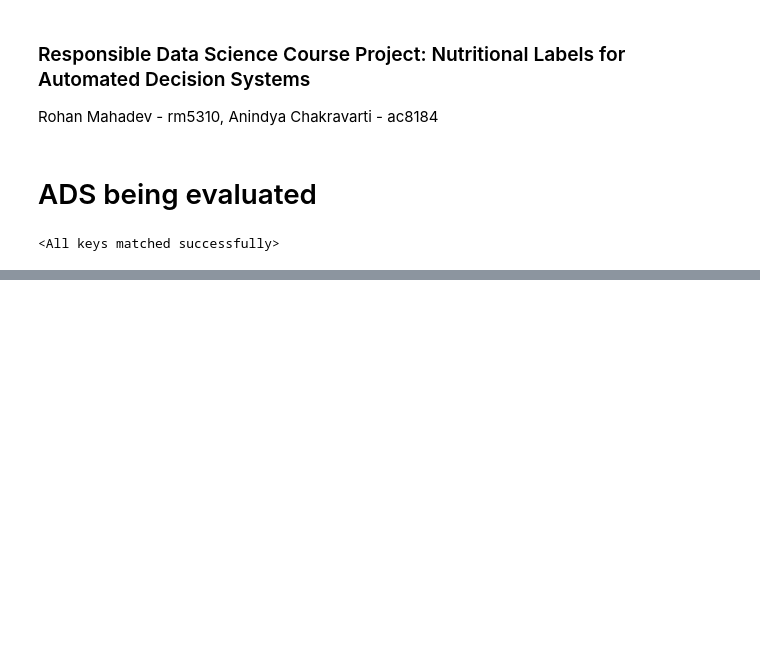
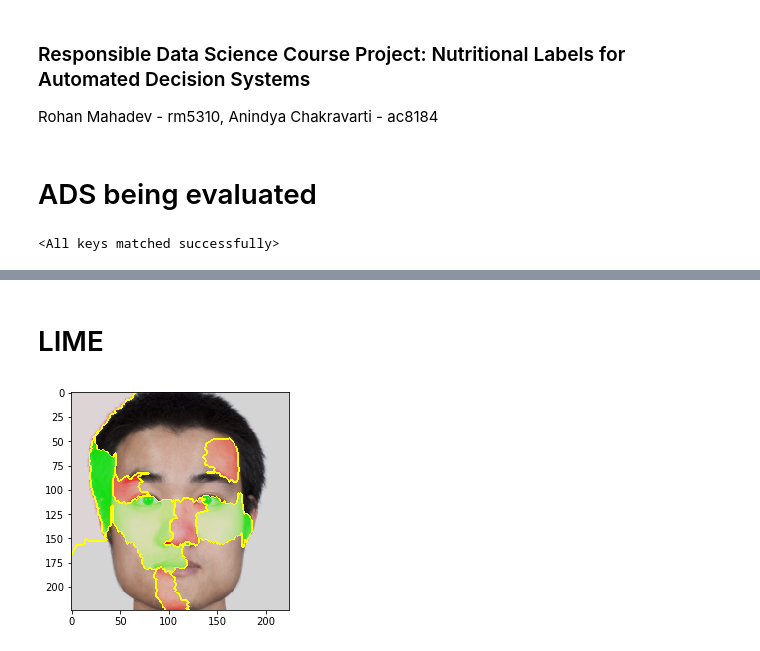
Before and after one commit to anindya/Image-Inclusiveness, a Jupyter notebook: RDS_Project.ipynb, the cells around one changed output, grey strips where cells are left out. Saved outputs shown, nothing was run; the diff lists cells and outputs as text; code cells hidden in the pictures; blank space fills up the shorter version.

Commit message:
LIME working

```diff
--- a/RDS_Project.ipynb
+++ b/RDS_Project.ipynb
@@ -192,3 +126,0 @@ resnet50 = models.resnet50(pretrained=True).to(device)
-# %%
-with open('../../imagenet_classes.txt') as f:
-    classes = [line.strip() for line in f.readlines()]
@@ -257,4 +126,0 @@ Downloading finished.
-# %%
-for i in range(len(best_results_per_input)):
-    bbox, classes, confidence = best_results_per_input[i]
-    print([classes_to_labels[idx - 1] for idx in classes])
@@ -264,0 +226,7 @@ for i in range(len(best_results_per_input)):
+# %% [markdown]
+# LIME
+# %%
+def get_image(path):
+    with open(os.path.abspath(path), 'rb') as f:
+        with Image.open(f) as img:
+            return img.convert('RGB')
@@ -264,0 +251,6 @@ for i in range(len(best_results_per_input)):
+# %%
+def batch_pred(images):
+    batch = torch.stack(tuple(preprocess_transform(i) for i in images), dim=0)
+    with torch.no_grad():
+        pred_scores = model.predict(batch.to(device))
+        return pred_scores.detach().cpu().numpy()
@@ -264,0 +305,4 @@ for i in range(len(best_results_per_input)):
+# %%
+get_lime_woman("../../MR2 faces/am04.tif")
+# %% [output]
+[figure, added]
```
Also changed, not shown: parts of 40 cells of this notebook.
